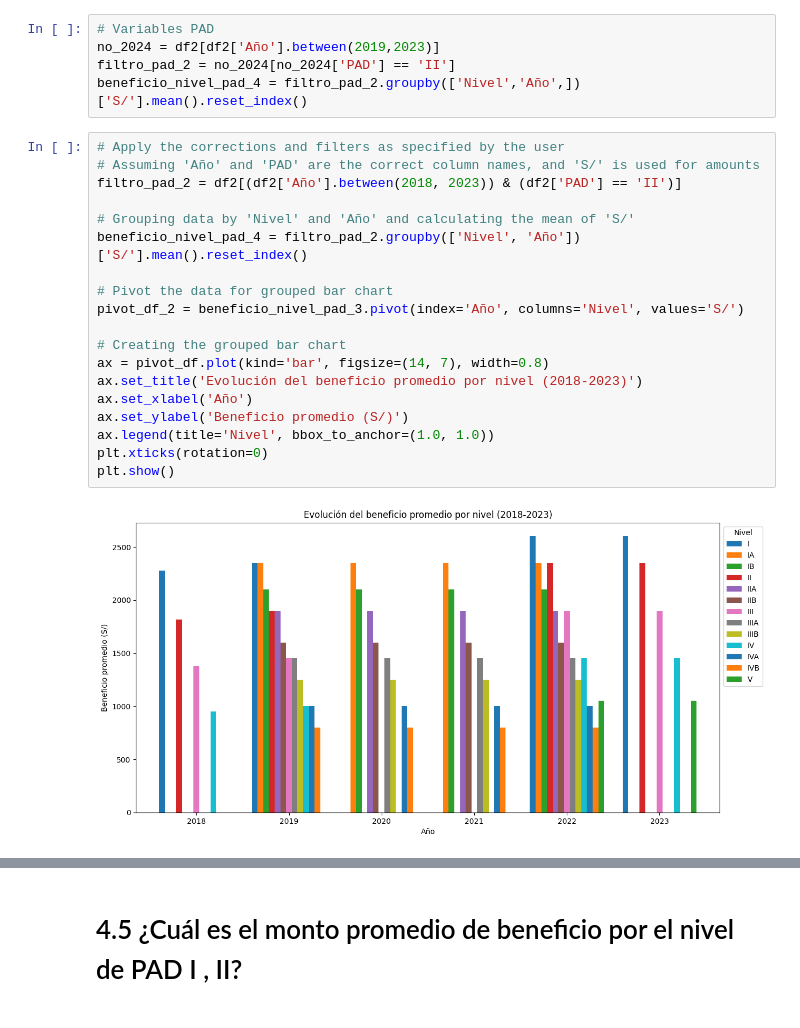
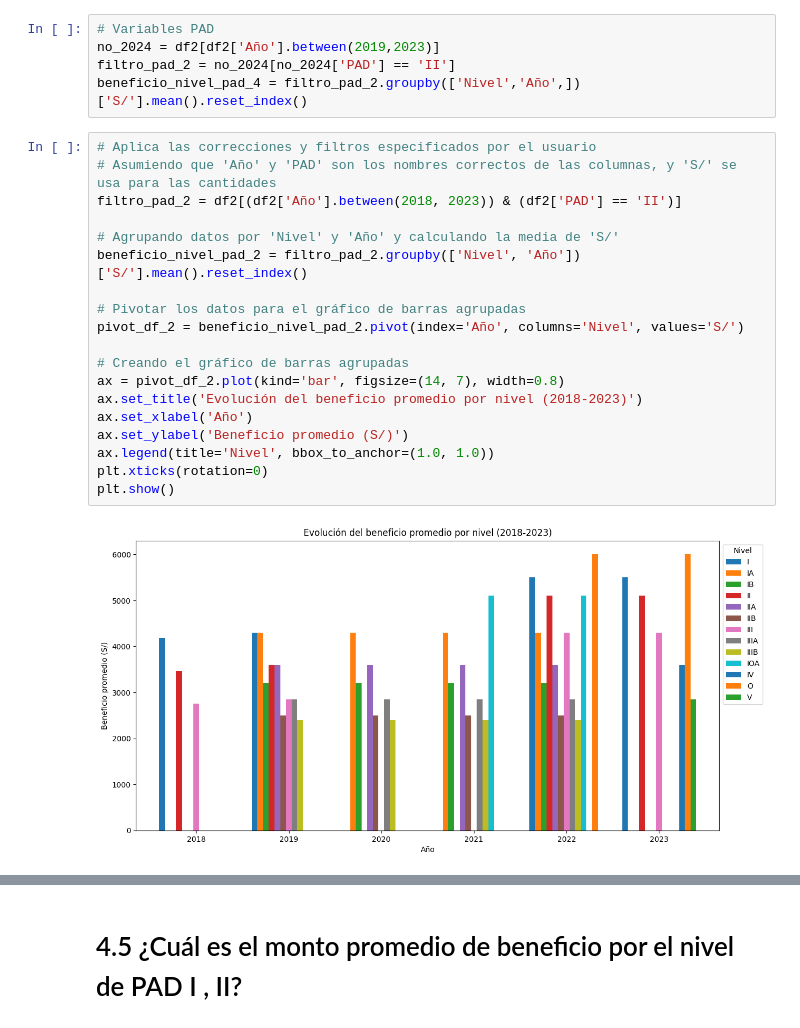
Before and after one commit to FrankRomeroT/Instituto-Peruano-del-Deporte, a Jupyter notebook: Analisis.ipynb, the cells around one changed output, grey strips where cells are left out. Cells and saved outputs as stored; diff of their text form.

```diff
--- a/Analisis.ipynb
+++ b/Analisis.ipynb
@@ -640,23 +640,23 @@ no_2024 = df2[df2['Año'].between(2019,2023)]
 filtro_pad_2 = no_2024[no_2024['PAD'] == 'II']
 beneficio_nivel_pad_4 = filtro_pad_2.groupby(['Nivel','Año',])['S/'].mean().reset_index()
 # %%
-# Apply the corrections and filters as specified by the user
-# Assuming 'Año' and 'PAD' are the correct column names, and 'S/' is used for amounts
+# Aplica las correcciones y filtros especificados por el usuario
+# Asumiendo que 'Año' y 'PAD' son los nombres correctos de las columnas, y 'S/' se usa para las cantidades
 filtro_pad_2 = df2[(df2['Año'].between(2018, 2023)) & (df2['PAD'] == 'II')]
 
-# Grouping data by 'Nivel' and 'Año' and calculating the mean of 'S/'
-beneficio_nivel_pad_4 = filtro_pad_2.groupby(['Nivel', 'Año'])['S/'].mean().reset_index()
+# Agrupando datos por 'Nivel' y 'Año' y calculando la media de 'S/'
+beneficio_nivel_pad_2 = filtro_pad_2.groupby(['Nivel', 'Año'])['S/'].mean().reset_index()
 
-# Pivot the data for grouped bar chart
-pivot_df_2 = beneficio_nivel_pad_3.pivot(index='Año', columns='Nivel', values='S/')
+# Pivotar los datos para el gráfico de barras agrupadas
+pivot_df_2 = beneficio_nivel_pad_2.pivot(index='Año', columns='Nivel', values='S/')
 
-# Creating the grouped bar chart
-ax = pivot_df.plot(kind='bar', figsize=(14, 7), width=0.8)
+# Creando el gráfico de barras agrupadas
+ax = pivot_df_2.plot(kind='bar', figsize=(14, 7), width=0.8)
 ax.set_title('Evolución del beneficio promedio por nivel (2018-2023)')
 ax.set_xlabel('Año')
 ax.set_ylabel('Beneficio promedio (S/)')
 ax.legend(title='Nivel', bbox_to_anchor=(1.0, 1.0))
 plt.xticks(rotation=0)
 plt.show()
 # %% [output]
-[figure, old version]
+[figure, new version]
```
Also changed, not shown: parts of 2 cells of this notebook.
